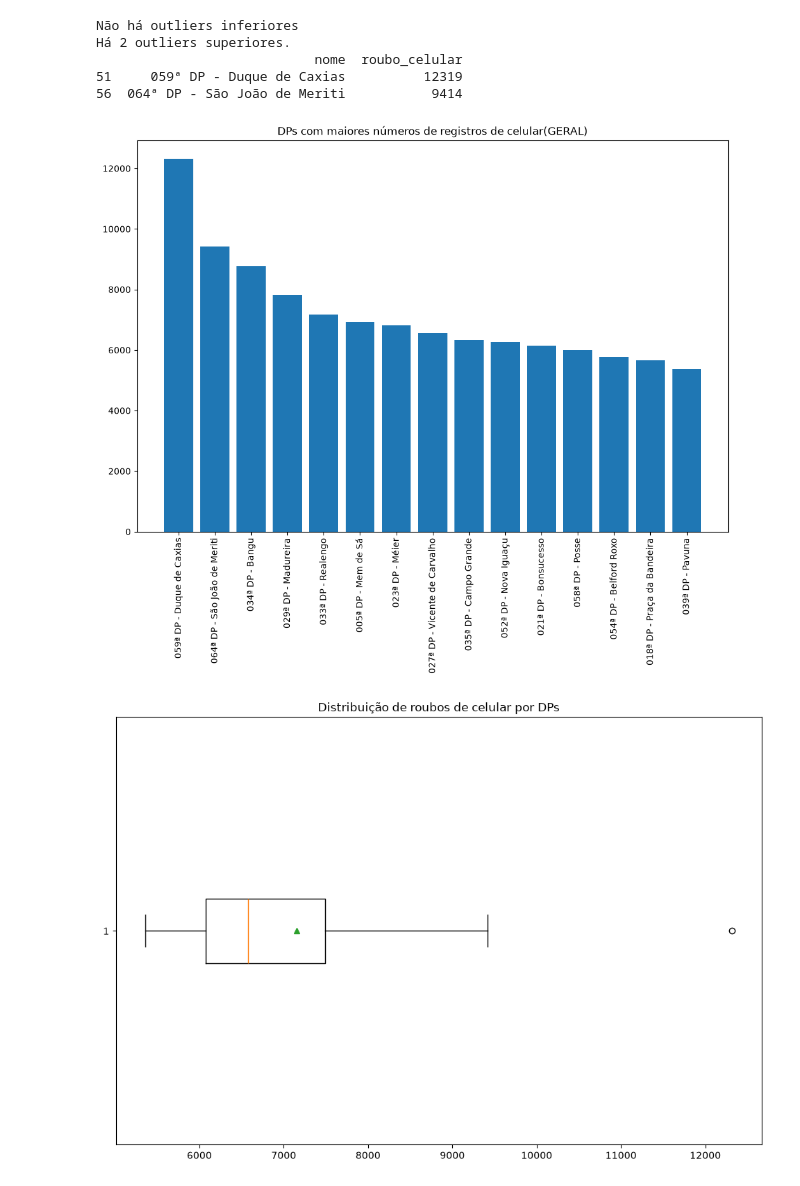
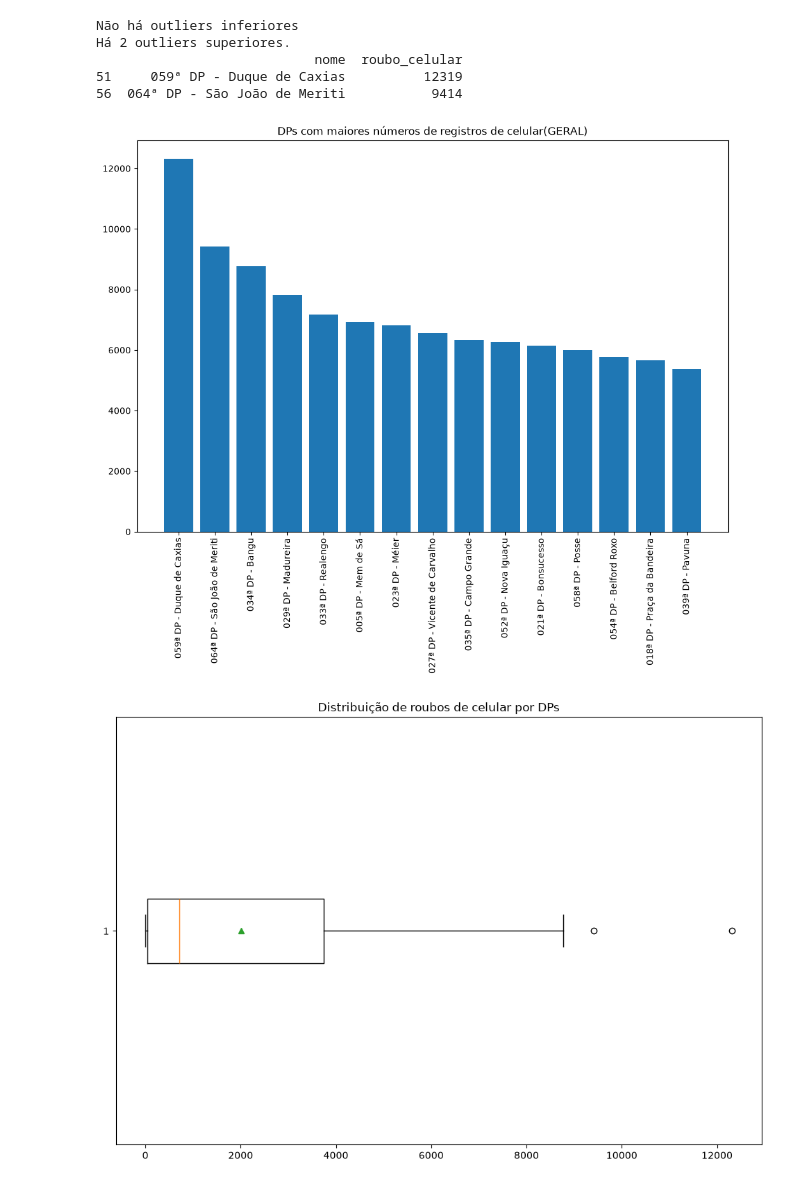
Before and after one commit to eduardacastilho/Atividade-Dados-Pandas---ipynb, a Jupyter notebook: atividade3.ipynb, the cells around one changed output. Drawn from its saved outputs; the diff is of its cells as text; code cells hidden in the pictures.

```diff
--- a/atividade3.ipynb
+++ b/atividade3.ipynb
@@ -184,7 +185,7 @@ df_merge = df_ocorrencias.merge(
 )
 
 df_roubo_celular= df_merge[[
-    'cisp', 'nome', 'roubo_celular', 'ano', 'mes', 'regiao'
+    'cisp', 'nome', 'roubo_celular', 'ano', 'mes', 'regiao', 'mes_ano'
 ]]
 
 df_roubo_celular.info()
@@ -314,20 +316,20 @@ Há 2 outliers superiores.
 56  064ª DP - São João de Meriti           9414
 # %%
 plt.figure(figsize=(12, 8))
-df_roubo_celular_agg = df_roubo_celular_agg.iloc[0:15]
+df_roubo_celular_agg2 = df_roubo_celular_agg.iloc[0:15]
 plt.xticks(rotation=90)
-plt.bar(df_roubo_celular_agg['nome'],
-        df_roubo_celular_agg['roubo_celular'])
+plt.bar(df_roubo_celular_agg2['nome'],
+        df_roubo_celular_agg2['roubo_celular'])
 plt.title('DPs com maiores números de registros de celular(GERAL)')
 plt.show()
 
 plt.figure(figsize=(12, 8))
 plt.boxplot(df_roubo_celular_agg['roubo_celular'], showmeans=True, vert=False)
 plt.title('Distribuição de roubos de celular por DPs')
 plt.show()
 # %% [output]
 [figure]
-[figure, old version]
+[figure, new version]
 # %%
 
 df_roubo_celular_outlier_mes = (
```
Also changed, not shown: parts of 8 cells of this notebook.
